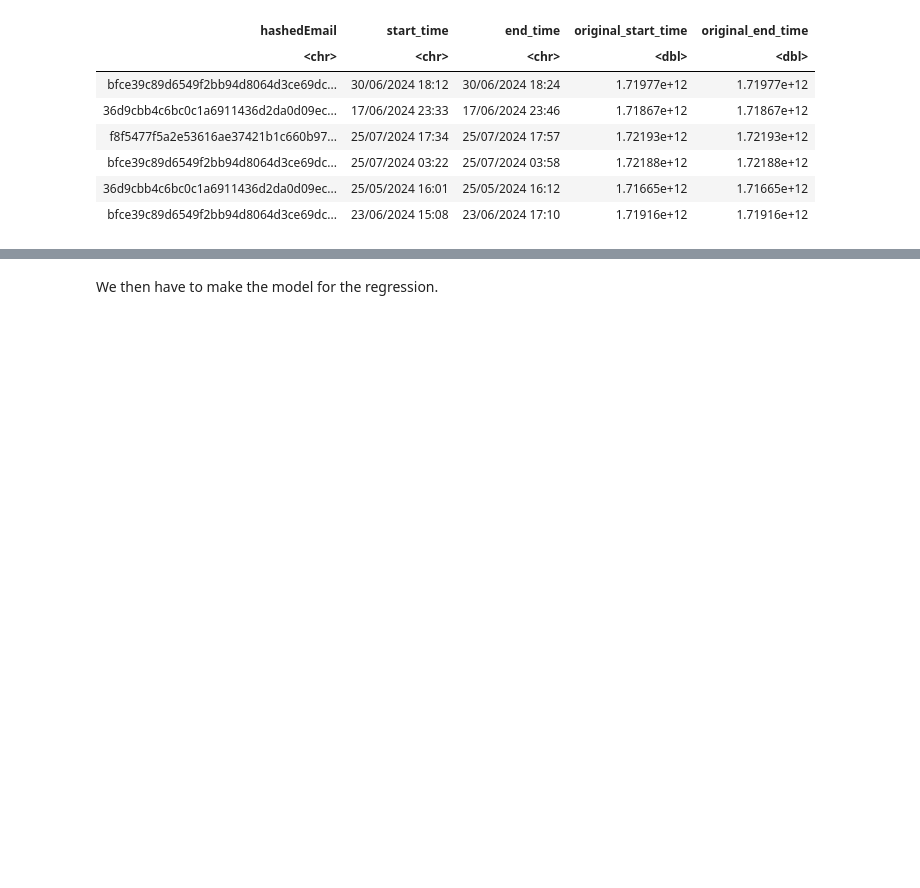
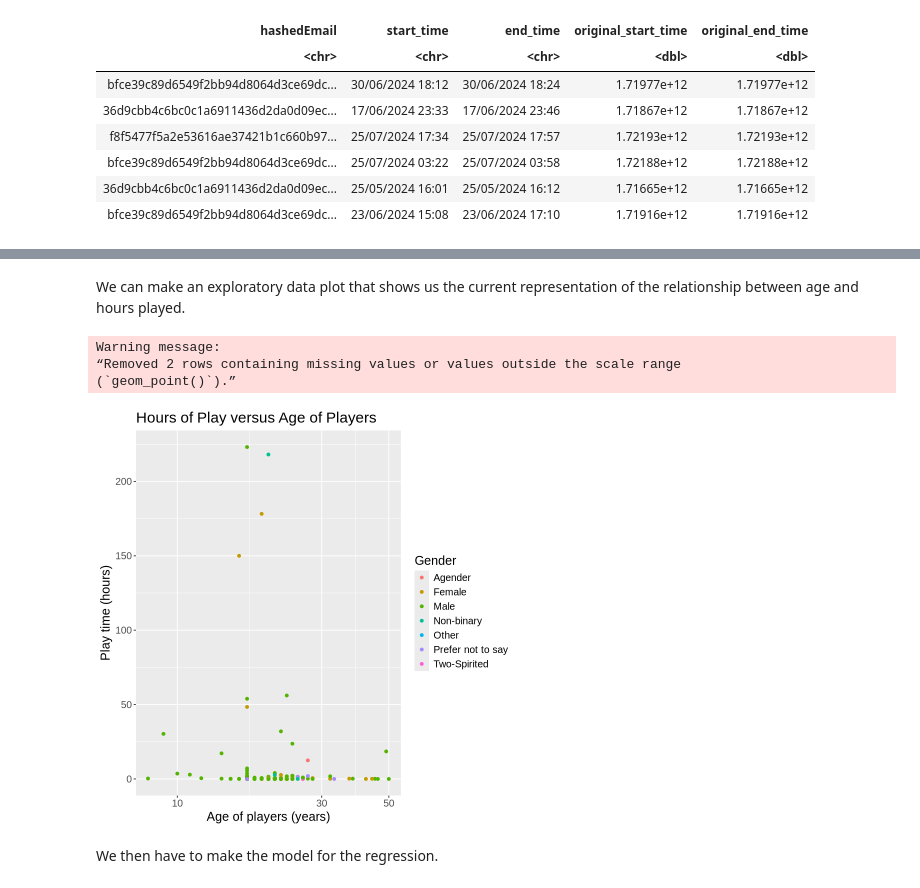
Before and after one commit to RaeL88/DSCI_project, a Jupyter notebook: Code.ipynb, the cells around one changed output, grey strips where cells are left out. Drawn from its saved outputs; the diff is of its cells as text; code cells hidden in the pictures; blank space fills up the shorter version.

Commit message:
added exploratory graph
scale might need to be adjusted

```diff
--- a/Code.ipynb
+++ b/Code.ipynb
@@ -136,3 +155,20 @@ A tibble: 6 × 3
+# %% [markdown]
+We can make an exploratory data plot that shows us the current representation of the relationship between age and hours played.
+# %%
+players_scatter_coloured <- players |>
+    ggplot(aes(x = Age, y = played_hours)) +
+    geom_point(aes(color = gender)) +
+    labs(title = "Hours of Play versus Age of Players", x = "Age of players (years)",
+         y = "Play time (hours)", color = "Gender") +
+    scale_x_log10()+
+    theme(text = element_text(size = 15))
+
+players_scatter_coloured
+# %% [output]
+Warning message:
+“Removed 2 rows containing missing values or values outside the scale range
+(`geom_point()`).”
+[figure, added]
 # %% [markdown]
 We then have to make the model for the regression.
 # %% [markdown]
```
Also changed, not shown: parts of 4 cells of this notebook.
